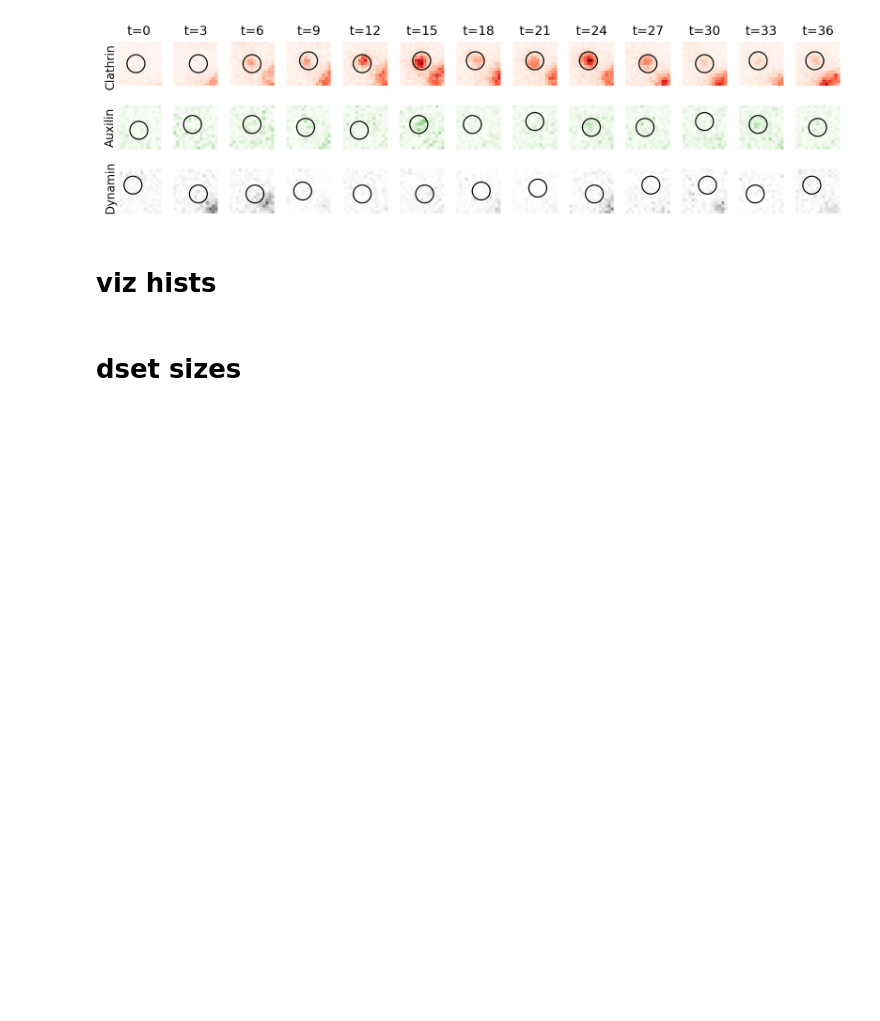
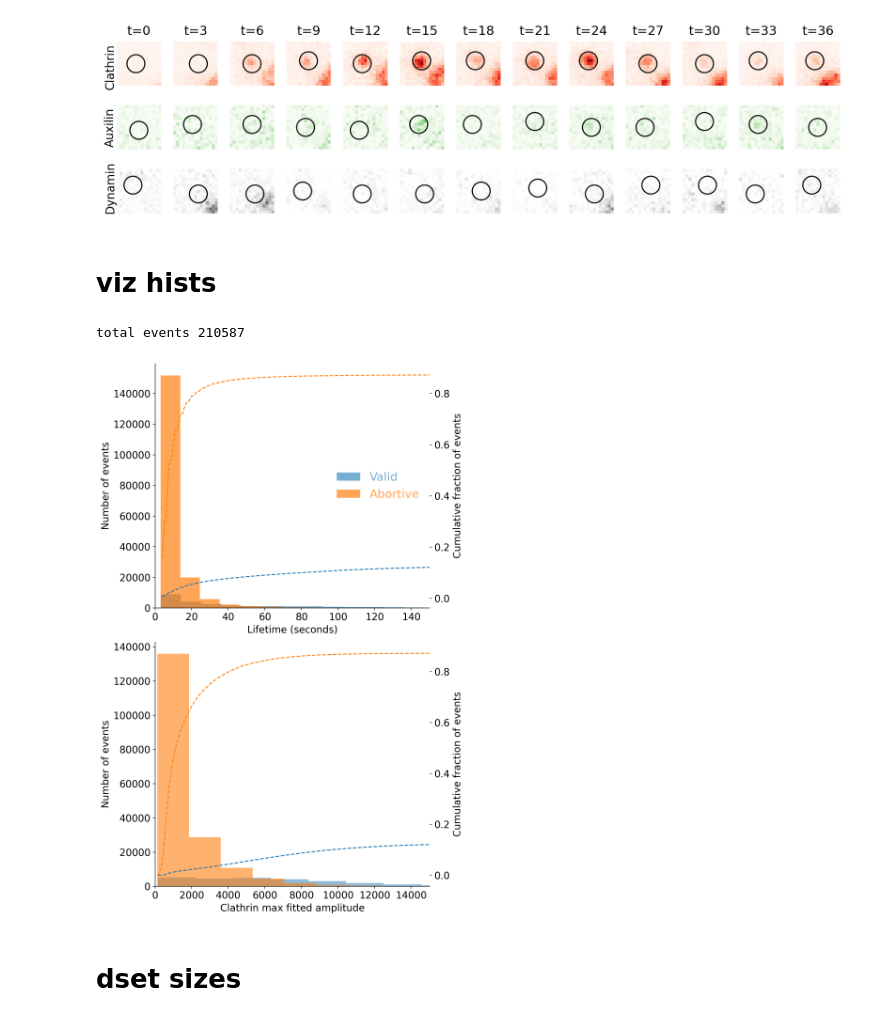
Before and after one commit to Yu-Group/molecular-partner-prediction, a Jupyter notebook: notebooks/00_intro_figs.ipynb, the cells around one changed output. Saved outputs shown, nothing was run; the diff lists cells and outputs as text; code cells hidden in the pictures; blank space fills up the shorter version.

```diff
--- a/notebooks/00_intro_figs.ipynb
+++ b/notebooks/00_intro_figs.ipynb
@@ -233,60 +230,67 @@ def cdf(x):
     return nums, np.array([np.sum(x < i)
                            for i in nums])
 
-plt.figure(figsize=(6, 12), dpi=200)
+plt.figure(figsize=(8, 12), dpi=200)
 ax = plt.subplot(R, C, 1)
 # plt.title('All events')
-ax.hist(dval['lifetime'], label='Valid', alpha=0.6, color=cb, bins=25, density=True)
-ax.hist(da['lifetime'], label='Abortive', alpha=0.7, color=co, bins=25, density=True)
+ax.hist(dval['lifetime'], label='Valid', alpha=0.6, color=cb, bins=25, density=False)
+ax.hist(da['lifetime'], label='Abortive', alpha=0.7, color=co, bins=25, density=False)
 ax.set_ylabel('Number of events')
 print('total events', df.shape[0])
 ax2 = ax.twinx()
 x, cy = cdf(dval['lifetime'])
 ax2.plot(x, cy/df.shape[0], '--', alpha=1, color=cb)
 
+
 x, cy = cdf(da['lifetime'])
 ax2.plot(x, cy/df.shape[0], '--', alpha=1, color=co)
+ax2.set_xlim([0, 150])
 ax.set_xlabel('Lifetime (seconds)')
 ax2.set_ylabel('Cumulative fraction of events')
-ax.legend(fontsize=18, frameon=False, loc='center right')
+ax.legend(fontsize=18, frameon=False, loc='center right', labelcolor='linecolor')
 
 
 ax = plt.subplot(R, C, 2)
 # plt.title('All events')
-ax.hist(dval['X_max'], label='Valid', alpha=0.6, color=cb, bins=25, density=False)
-ax.hist(da['X_max'], label='Abortive', alpha=0.7, color=co, bins=25, density=False)
+ax.hist(dval['X_max'], label='Valid', alpha=0.5, color=cb, bins=25, density=False)
+ax.hist(da['X_max'], label='Abortive', alpha=0.6, color=co, bins=25, density=False)
 ax.set_ylabel('Number of events')
 ax2 = ax.twinx()
+ax2.set_xlim([0, 15000])
+
 x, cy = cdf(dval['X_max'])
 ax2.plot(x, cy/df.shape[0], '--', alpha=1, color=cb)
 
 x, cy = cdf(da['X_max'])
 ax2.plot(x, cy/df.shape[0], '--', alpha=1, color=co)
 ax.set_xlabel('Clathrin max fitted amplitude')
 ax2.set_ylabel('Cumulative fraction of events')
 # ax.ticklabel_format(axis="x", style="sci", scilimits=(0,0))
 
 # ax.legend(fontsize=18, frameon=False, loc='center right')
 
 '''
 plt.subplot(R, C, 2)
 plt.hist(dval['X_max'], label='Valid', alpha=1, color=cb, bins=5)
 plt.hist(da['X_max'], label='Abortive', alpha=0.7, color=co, bins=5)
 plt.xlabel('Clathrin max amplitude')
 plt.ylabel('Count')
 plt.yscale('log')
 plt.xscale('log')
 
 plt.subplot(R, C, 3)
 plt.hist(df['fall'][outcome == 1], label='aux+', alpha=1, color=cb, bins=25)
 plt.hist(df['fall'][outcome == 0], label='aux-', alpha=0.7, color=cr, bins=25)
 plt.xlabel('Fall')
 plt.ylabel('Count')
 '''
 plt.tight_layout()
 viz.savefig('hists')
 # plt.savefig('figs/fig_hists.pdf')
 plt.show()
+# %% [output]
+total events 210587
+[figure, added]
 # %% [markdown]
 # dset sizes
 # %%
```
Also changed, not shown: parts of 1 cell of this notebook.
